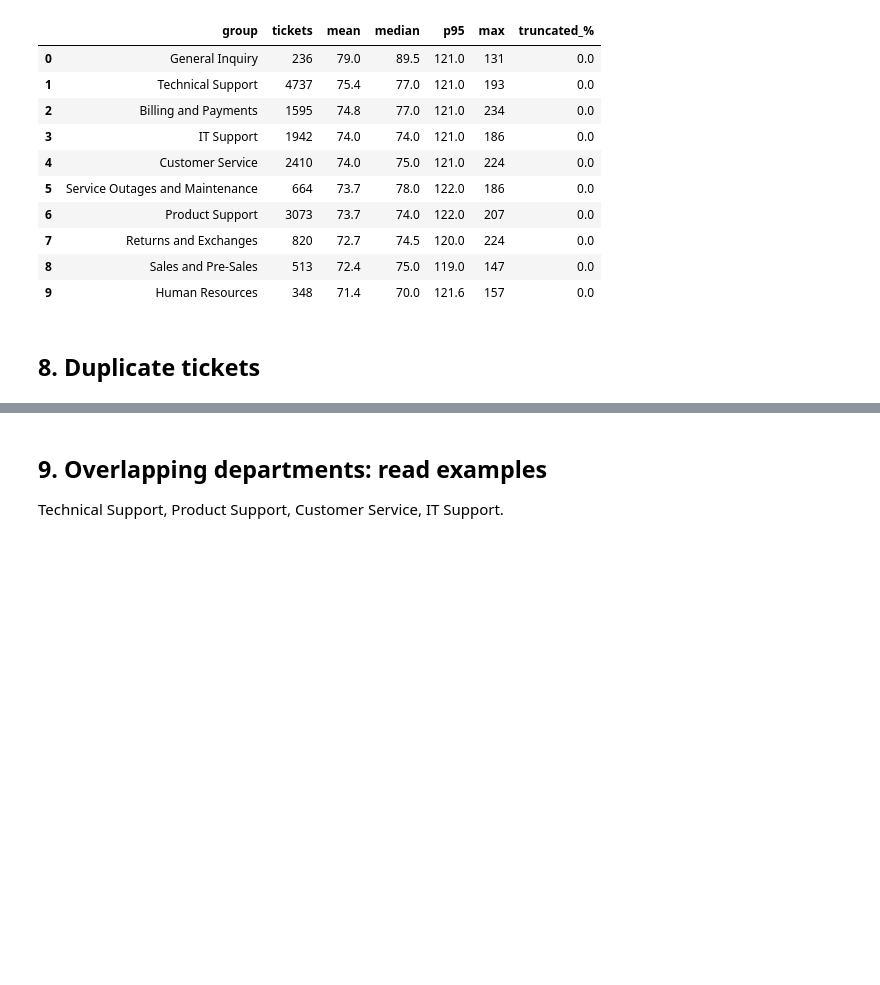
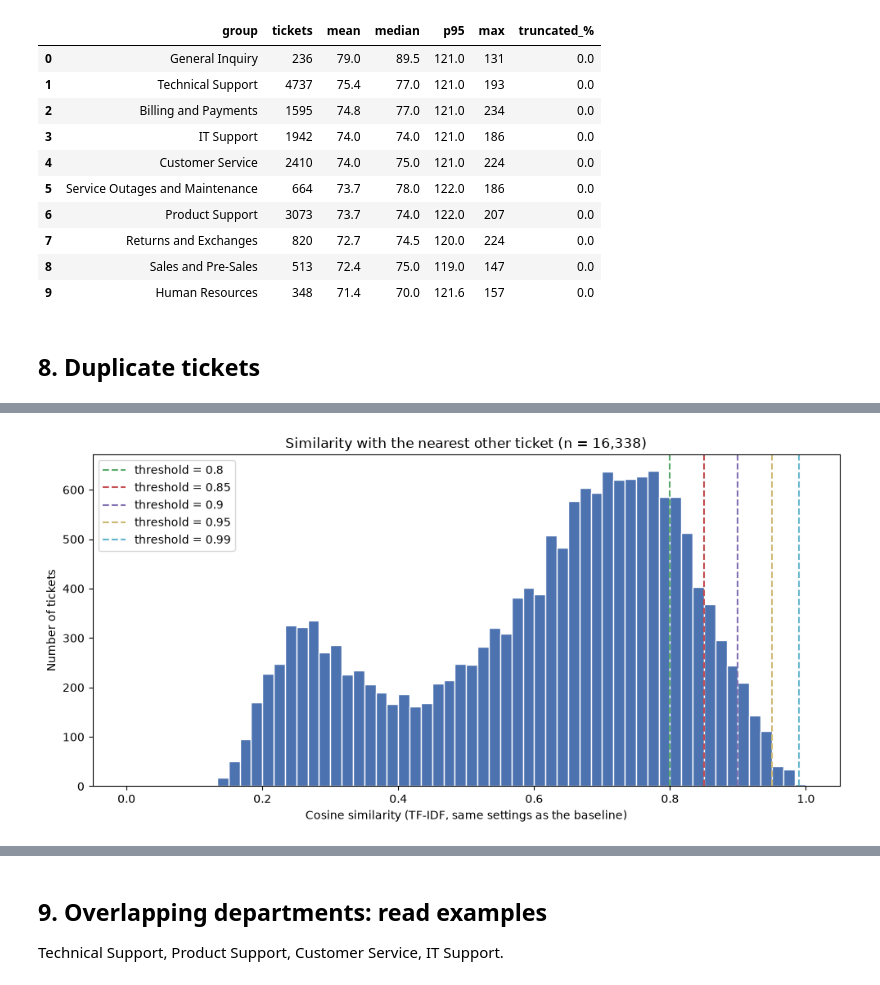
Before and after one commit to nhahub/NHA-5-168, a Jupyter notebook: notebooks/01_eda.ipynb, the cells around one changed output, grey strips where cells are left out. Saved outputs shown, nothing was run; the diff lists cells and outputs as text; code cells hidden in the pictures; blank space fills up the shorter version.

```diff
--- a/notebooks/01_eda.ipynb
+++ b/notebooks/01_eda.ipynb
@@ -1171,0 +1335,19 @@ Truncated = longer than 256 tokens
+# %%
+# ===== Cell 8.5: Run B - nearest neighbor of every ticket =====
+# Same TF-IDF settings as the baseline: we measure the leakage the baseline would see.
+# Results saved as temporary columns (like token_length); EDA only.
+
+tfidf_settings = config["baseline"]["tfidf"]
+neighbor_chunk_size = 1000
+
+nearest_positions, nearest_similarities = find_nearest_neighbors(
+    ticket_texts, tfidf_settings, neighbor_chunk_size)
+
+nearest_index_column = "nearest_index"
+nearest_similarity_column = "nearest_similarity"
+english_tickets[nearest_index_column] = nearest_positions
+english_tickets[nearest_similarity_column] = nearest_similarities
+
+similarity_decimals = 3                          # similarities are between 0 and 1
+pd.DataFrame([length_statistics(nearest_similarities, similarity_decimals)],
+             index=["nearest similarity"])
@@ -1171,0 +1404,9 @@ Truncated = longer than 256 tokens
+# %%
+# ===== Cell 8.7: Run B - how many tickets have a very similar neighbor =====
+# Display only: the near-duplicate threshold is chosen after reading the examples in 8.10.
+
+similarity_thresholds = [0.8, 0.85, 0.9, 0.95, 0.99]
+
+similarity_band_table = similarity_band_counts(list(english_tickets[nearest_similarity_column]),
+                                               similarity_thresholds)
+similarity_band_table
@@ -1171,0 +1420,10 @@ Truncated = longer than 256 tokens
+# %%
+# ===== Cell 8.8: Run B - histogram of nearest-neighbor similarity =====
+
+plot_token_length_histogram(list(english_tickets[nearest_similarity_column]),
+                            similarity_thresholds,
+                            f"Similarity with the nearest other ticket (n = {len(english_tickets):,})",
+                            x_label="Cosine similarity (TF-IDF, same settings as the baseline)",
+                            line_label="threshold")
+# %% [output]
+[figure, added]
```
Also changed, not shown: parts of 19 cells of this notebook.
